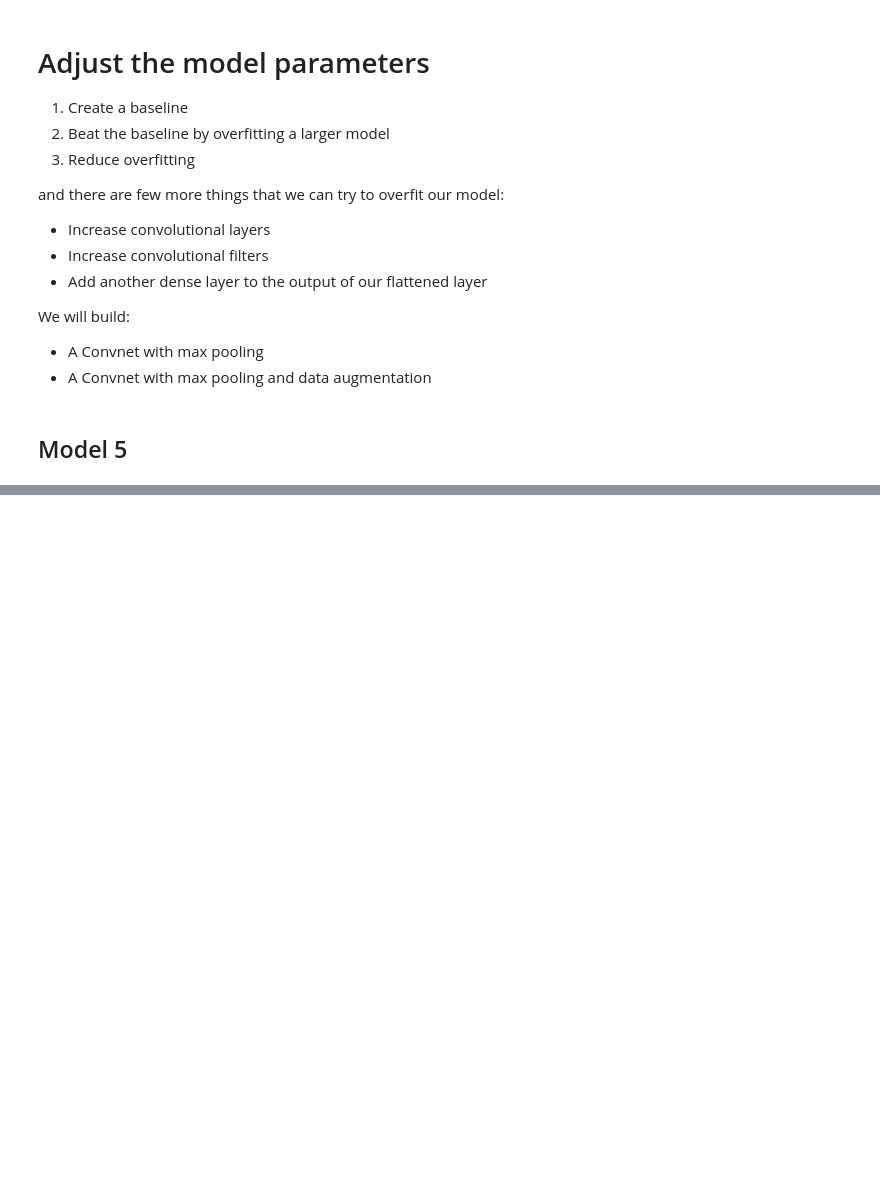
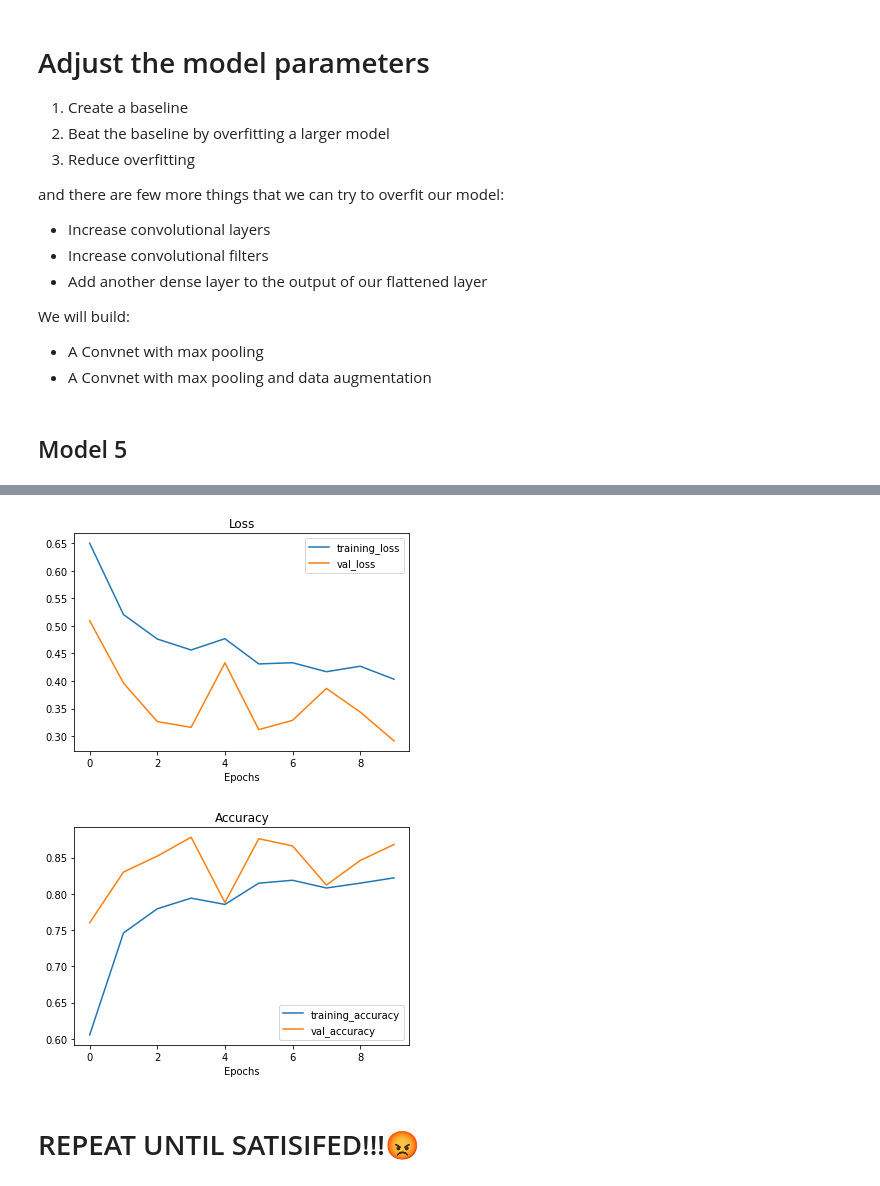
Before and after one commit to milioe/Moravec, a Jupyter notebook: 3_ComputerVision1.ipynb, the cells around one changed output, grey strips where cells are left out. Cells and saved outputs as stored; diff of their text form; code cells hidden in the pictures; blank space fills up the shorter version.

```diff
--- a/3_ComputerVision1.ipynb
+++ b/3_ComputerVision1.ipynb
@@ -711,0 +845,27 @@ plot_loss_curves(history_5)
+# %%
+# Set random seed
+tf.random.set_seed(42)
+
+# 1. Create model
+model_7 = Sequential([
+  Conv2D(10, 3, activation="relu", input_shape=(224,224,3)),
+  MaxPool2D(pool_size=2), # reduce feature by half
+  Conv2D(10, 3, activation="relu", input_shape=(224,224,3)),
+  MaxPool2D(),
+  Conv2D(10, 3, activation="relu", input_shape=(224,224,3)),
+  MaxPool2D(),
+  Flatten(),
+  Dense(1, activation="sigmoid")
+])
+
+# 2. Compile model
+model_7.compile(loss="binary_crossentropy",
+                optimizer="Adam",
+                metrics=["accuracy"])
+
+# 3. Fit the model
+history_7 = model_7.fit(train_data_augmented_2,
+                        epochs=10,
+                        steps_per_epoch=len(train_data_augmented_2),
+                        validation_data=test_data,
+                        validation_steps=len(test_data))
@@ -711,0 +893,7 @@ plot_loss_curves(history_5)
+# %%
+plot_loss_curves(history_7)
+# %% [output]
+[figure, added]
+[figure, added]
+# %% [markdown]
+# REPEAT UNTIL SATISIFED!!!😡
```
Also changed, not shown: parts of 40 cells of this notebook.
